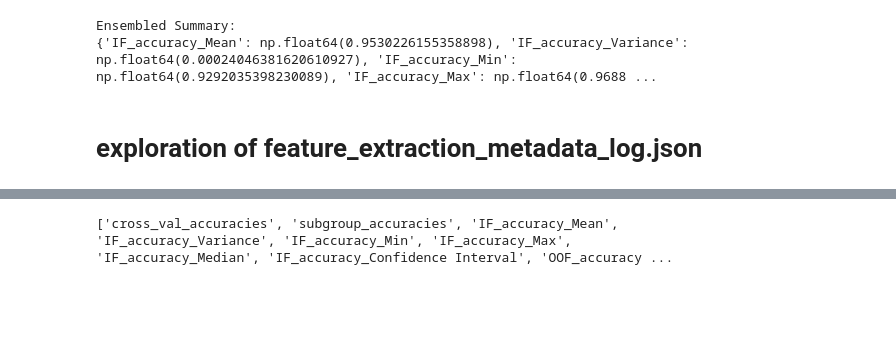
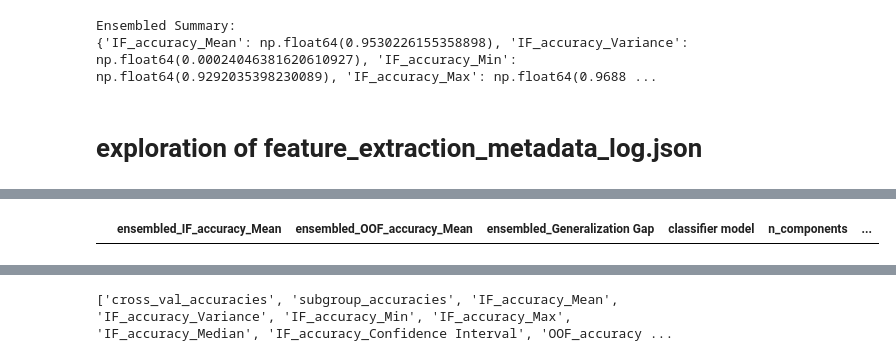
Before and after one commit to gitMorelli/gender_detection, a Jupyter notebook: notebooks/others/explore_log_preprocessed_data.ipynb, the cells around one changed output, grey strips where cells are left out. Drawn from its saved outputs; the diff is of its cells as text; code cells hidden in the pictures; blank space fills up the shorter version.

```diff
--- a/notebooks/others/explore_log_preprocessed_data.ipynb
+++ b/notebooks/others/explore_log_preprocessed_data.ipynb
@@ -306,0 +321,11 @@ df_exp=file_IO.expand_accuracies(df)
+# %%
+show_columns = ['ensembled_IF_accuracy_Mean', 'ensembled_OOF_accuracy_Mean', 'ensembled_Generalization Gap','classifier model',
+                'n_components','with PCA','experiment','model_params']
+
+#grouped = filtered_df_sorted.groupby('classifier model')[show_columns]
+#grouped[show_columns]
+#print(grouped)
+filtered_df_sorted[show_columns]
+#filtered_df_sorted_by_model[show_columns]
+# %% [output]
+|  | ensembled_IF_accuracy_Mean | ensembled_OOF_accuracy_Mean | ensembled_Generalization Gap | classifier model | n_components | ... |
```
Also changed, not shown: parts of 14 cells of this notebook, 6 other files.
